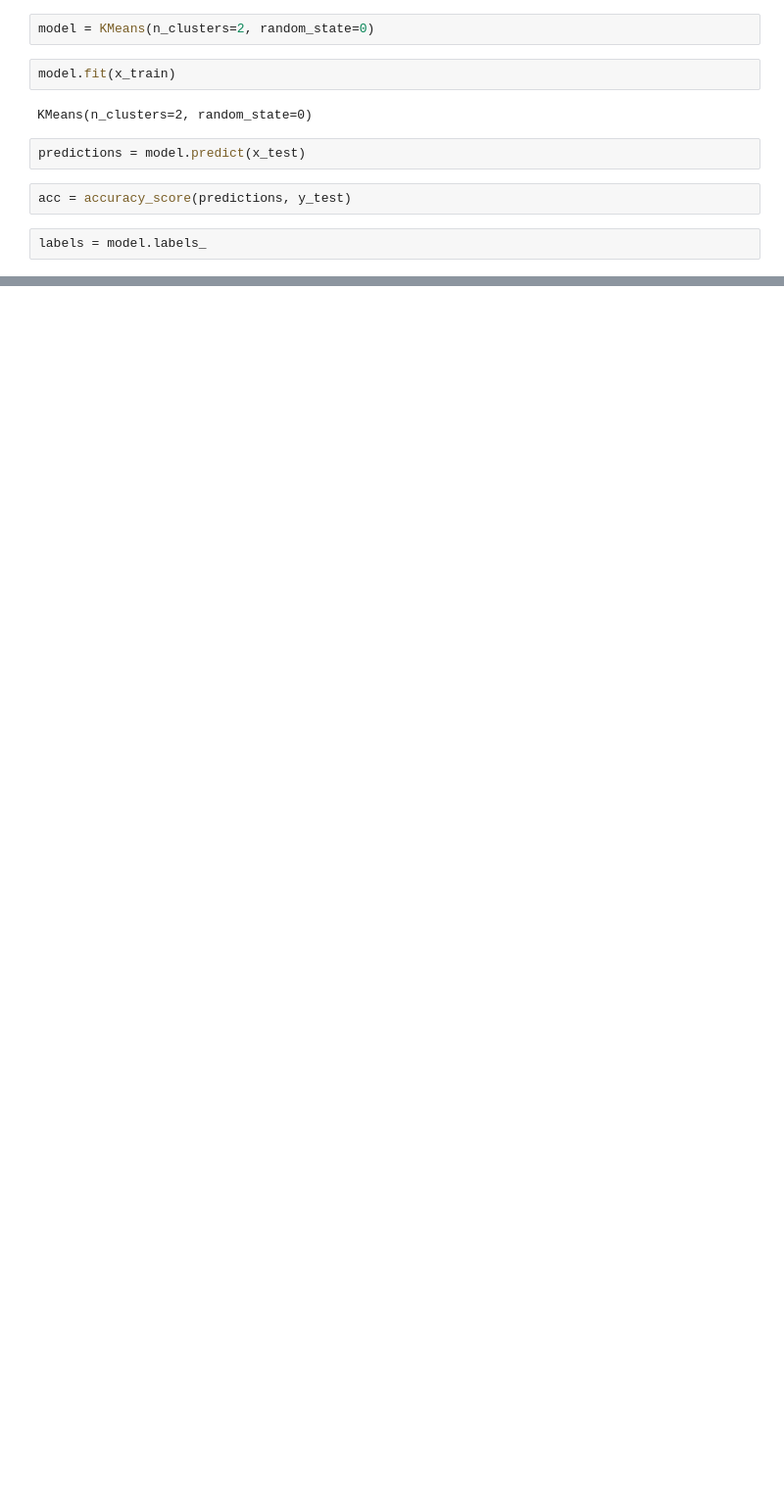
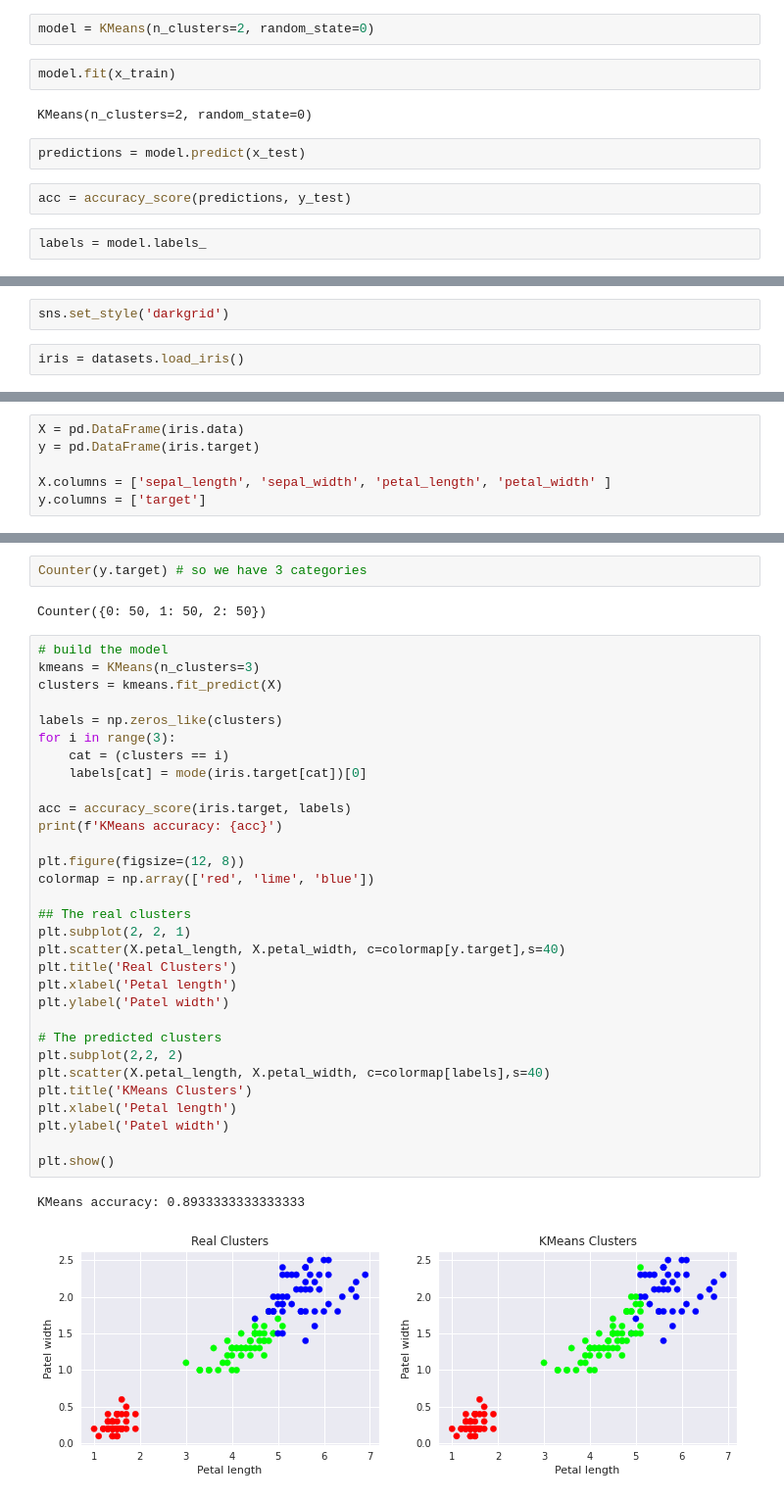
Before and after one commit to saramsv/MiniDataScienceProjects, a Jupyter notebook: kmeans.ipynb, the cells around one changed output, grey strips where cells are left out. Shown: that part at 98% size. Saved outputs shown, nothing was run; the diff lists cells and outputs as text; blank space fills up the shorter version.

```diff
--- a/kmeans.ipynb
+++ b/kmeans.ipynb
@@ -70,0 +241,4 @@ row_0
+# %%
+sns.set_style('darkgrid')
+# %%
+iris = datasets.load_iris()
@@ -70,0 +249,6 @@ row_0
+# %%
+X = pd.DataFrame(iris.data)
+y = pd.DataFrame(iris.target)
+
+X.columns = ['sepal_length', 'sepal_width', 'petal_length', 'petal_width' ]
+y.columns = ['target']
@@ -70,0 +279,38 @@ row_0
+# %%
+Counter(y.target) # so we have 3 categories
+# %% [output]
+Counter({0: 50, 1: 50, 2: 50})
+# %%
+# build the model
+kmeans = KMeans(n_clusters=3)
+clusters = kmeans.fit_predict(X)
+
+labels = np.zeros_like(clusters)
+for i in range(3):
+    cat = (clusters == i)
+    labels[cat] = mode(iris.target[cat])[0]
+
+acc = accuracy_score(iris.target, labels)
+print(f'KMeans accuracy: {acc}')
+
+plt.figure(figsize=(12, 8))
+colormap = np.array(['red', 'lime', 'blue'])
+
+## The real clusters
+plt.subplot(2, 2, 1)
+plt.scatter(X.petal_length, X.petal_width, c=colormap[y.target],s=40)
+plt.title('Real Clusters')
+plt.xlabel('Petal length')
+plt.ylabel('Patel width')
+
+# The predicted clusters
+plt.subplot(2,2, 2)
+plt.scatter(X.petal_length, X.petal_width, c=colormap[labels],s=40)
+plt.title('KMeans Clusters')
+plt.xlabel('Petal length')
+plt.ylabel('Patel width')
+
+plt.show()
+# %% [output]
+KMeans accuracy: 0.8933333333333333
+[figure, added]
```
Also changed, not shown: parts of 34 cells of this notebook, 3 other files.
